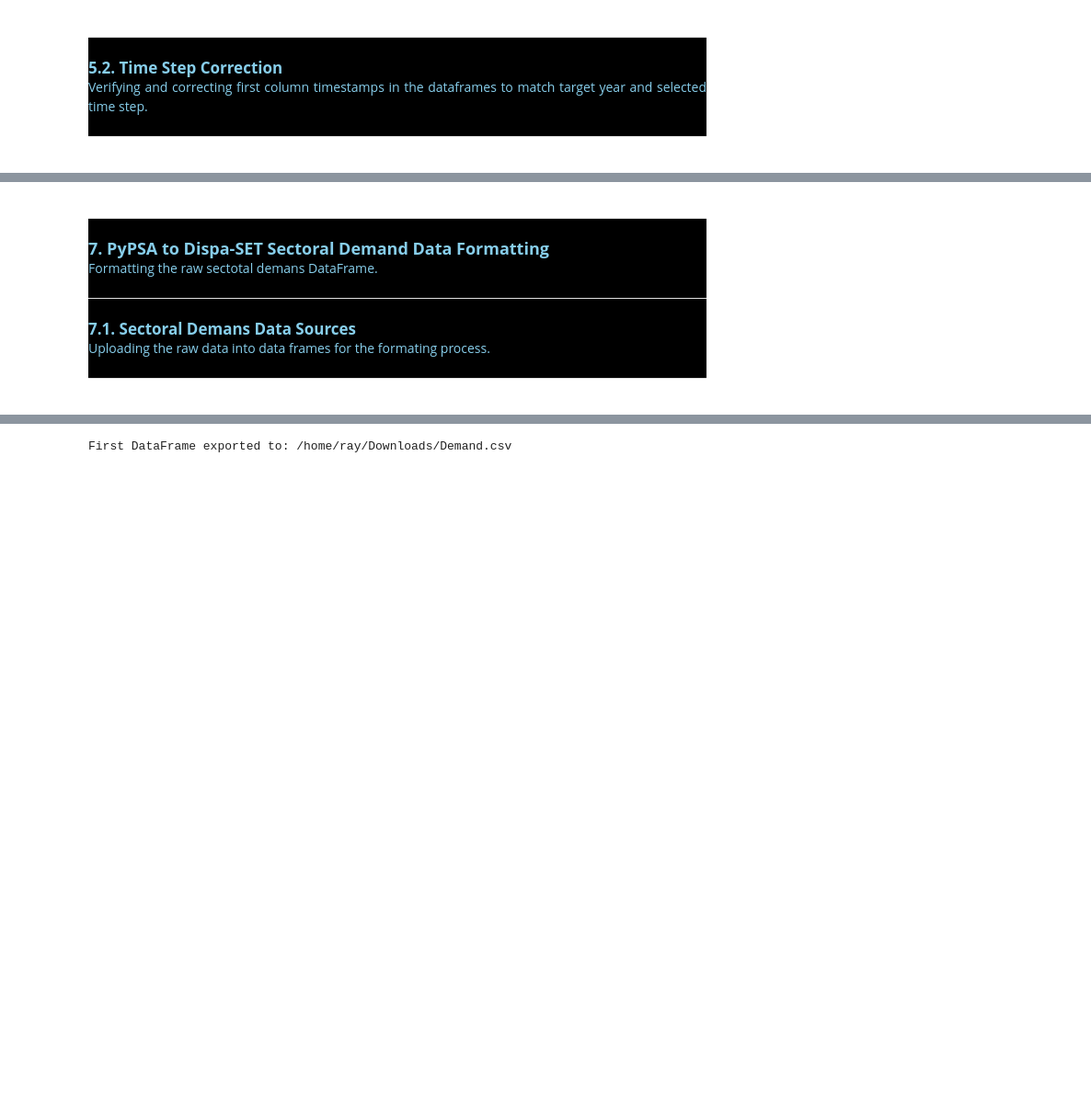
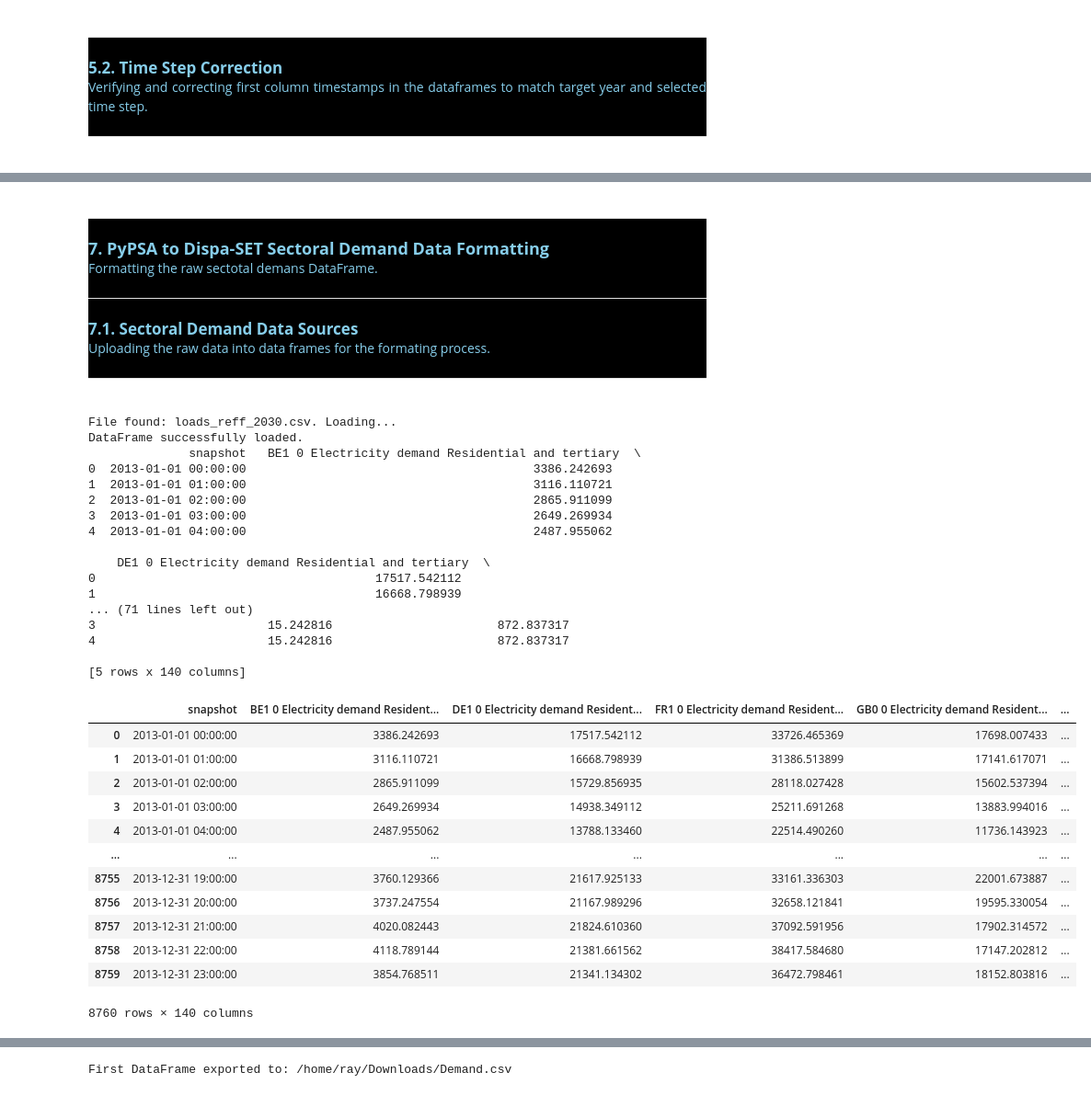
Before and after one commit to RayRojasCandia/Dispa-SET_UNLEASH, a Jupyter notebook: scripts/Unleash_PyPSA_DispaSET_Raw_Data_Processing/PyPSA___________Load_Real_Time_________________Formatting.ipynb, the cells around one changed output, grey strips where cells are left out. Shown at 92% size. Saved outputs shown, nothing was run; the diff lists cells and outputs as text; code cells hidden in the pictures; blank space fills up the shorter version.

Commit message:
harmonizazing and adding the total demand by sector

```diff
--- a/scripts/Unleash_PyPSA_DispaSET_Raw_Data_Processing/PyPSA___________Load_Real_Time_________________Formatting.ipynb
+++ b/scripts/Unleash_PyPSA_DispaSET_Raw_Data_Processing/PyPSA___________Load_Real_Time_________________Formatting.ipynb
@@ -2276,10 +2335,68 @@ Formatting the raw sectotal demans DataFrame.
     </div>
     <hr style="border: 1px dashed skyblue;">
     <div style="text-align: justify; margin-left: 3.0em; font-weight: bold; font-size: 17px; font-family: TimesNewRoman; color:skyblue">
-7.1. Sectoral Demans Data Sources
+7.1. Sectoral Demand Data Sources
     </div>
     <div style="text-align: justify; margin-left: 0.0em; font-weight: unbold; font-size: 14px; font-family: TimesNewRoman; color:skyblue">
 Uploading the raw data into data frames for the formating process.
     </div>
 <hr style="border: 0.5px solid skyblue;">
 </div>
+# %%
+# 1. ********************************************************************************************* Search and Load Logic
+if os.path.isdir(load_pypsa_raw_data_folder_path):
+
+# 1.1. *********************************************************** Convert year to string to look for it in the filename
+    target_year_str = str(data_target_year)
+
+# 1.2. ***************************************************************************** List all files and look for a match
+    files = os.listdir(load_pypsa_raw_data_folder_path)
+
+# 1.3. ************************************************** Find the first file that is a CSV and contains the target year
+    match = next((f for f in files if target_year_str in f and f.lower().endswith('.csv')), None)
+
+    if match:
+        file_path = os.path.join(load_pypsa_raw_data_folder_path, match)
+        print(f"File found: {match}. Loading...")
+        load_pypsa_raw_data_df = pd.read_csv(file_path)
+    else:
+        print(f"Error: No CSV file containing '{target_year_str}' was found in the directory.")
+else:
+    print(f"Error: The path '{load_pypsa_raw_data_folder_path}' does not exist.")
+
+# 2. ************************************************************************************************************** Done
+if load_pypsa_raw_data_df is not None:
+    print("DataFrame successfully loaded.")
+    print(load_pypsa_raw_data_df.head())
+load_pypsa_raw_data_df
+# %% [output]
+File found: loads_reff_2030.csv. Loading...
+DataFrame successfully loaded.
+              snapshot   BE1 0 Electricity demand Residential and tertiary  \
+0  2013-01-01 00:00:00                                        3386.242693
+1  2013-01-01 01:00:00                                        3116.110721
+2  2013-01-01 02:00:00                                        2865.911099
+3  2013-01-01 03:00:00                                        2649.269934
+4  2013-01-01 04:00:00                                        2487.955062
+
+    DE1 0 Electricity demand Residential and tertiary  \
+0                                       17517.542112
+1                                       16668.798939
+... (71 lines left out)
+3                        15.242816                       872.837317
+4                        15.242816                       872.837317
+
+[5 rows x 140 columns]
+|  | snapshot | BE1 0 Electricity demand Resident... | DE1 0 Electricity demand Resident... | FR1 0 Electricity demand Resident... | GB0 0 Electricity demand Resident... | ... |
+| 0 | 2013-01-01 00:00:00 | 3386.242693 | 17517.542112 | 33726.465369 | 17698.007433 | ... |
+| 1 | 2013-01-01 01:00:00 | 3116.110721 | 16668.798939 | 31386.513899 | 17141.617071 | ... |
+| 2 | 2013-01-01 02:00:00 | 2865.911099 | 15729.856935 | 28118.027428 | 15602.537394 | ... |
+| 3 | 2013-01-01 03:00:00 | 2649.269934 | 14938.349112 | 25211.691268 | 13883.994016 | ... |
+| 4 | 2013-01-01 04:00:00 | 2487.955062 | 13788.133460 | 22514.490260 | 11736.143923 | ... |
+| ... | ... | ... | ... | ... | ... | ... |
+| 8755 | 2013-12-31 19:00:00 | 3760.129366 | 21617.925133 | 33161.336303 | 22001.673887 | ... |
+| 8756 | 2013-12-31 20:00:00 | 3737.247554 | 21167.989296 | 32658.121841 | 19595.330054 | ... |
+| 8757 | 2013-12-31 21:00:00 | 4020.082443 | 21824.610360 | 37092.591956 | 17902.314572 | ... |
+| 8758 | 2013-12-31 22:00:00 | 4118.789144 | 21381.661562 | 38417.584680 | 17147.202812 | ... |
+| 8759 | 2013-12-31 23:00:00 | 3854.768511 | 21341.134302 | 36472.798461 | 18152.803816 | ... |
+8760 rows × 140 columns
```
Also changed, not shown: parts of 12 cells of this notebook, 3 other files.
